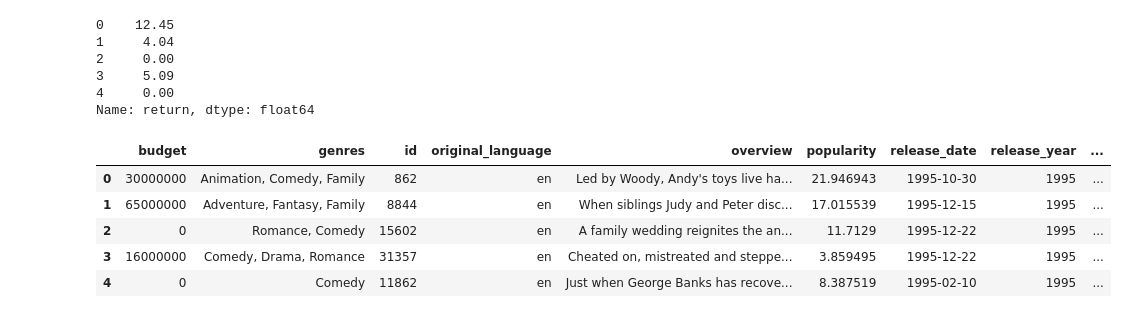
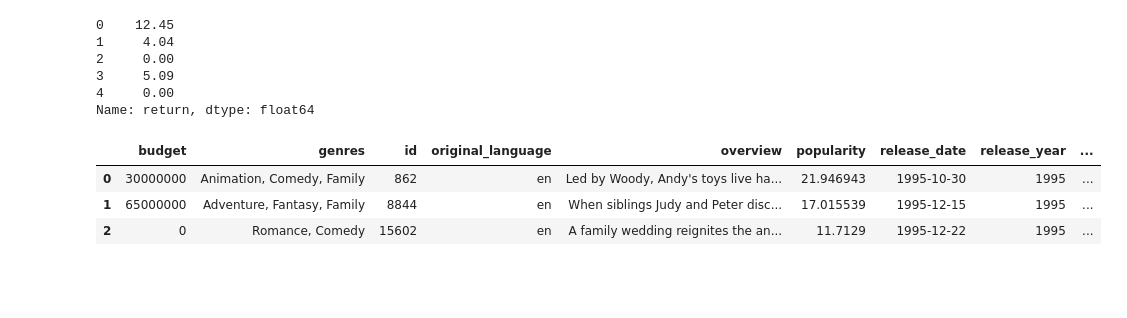
Before and after one commit to RomaDolcenera/PI_movies, a Jupyter notebook: ETL/movies_etl.ipynb, the cells around one changed output. Drawn from its saved outputs; the diff is of its cells as text; code cells hidden in the pictures; blank space fills up the shorter version.

```diff
--- a/ETL/movies_etl.ipynb
+++ b/ETL/movies_etl.ipynb
@@ -477,14 +477,12 @@ data['return'].head(5)
 4     0.00
 Name: return, dtype: float64
 # %%
-data.head()
+data.head(3)
 # %% [output]
 |  | budget | genres | id | original_language | overview | popularity | release_date | release_year | ... |
 | 0 | 30000000 | Animation, Comedy, Family | 862 | en | Led by Woody, Andy's toys live ha... | 21.946943 | 1995-10-30 | 1995 | ... |
 | 1 | 65000000 | Adventure, Fantasy, Family | 8844 | en | When siblings Judy and Peter disc... | 17.015539 | 1995-12-15 | 1995 | ... |
 | 2 | 0 | Romance, Comedy | 15602 | en | A family wedding reignites the an... | 11.7129 | 1995-12-22 | 1995 | ... |
-| 3 | 16000000 | Comedy, Drama, Romance | 31357 | en | Cheated on, mistreated and steppe... | 3.859495 | 1995-12-22 | 1995 | ... |
-| 4 | 0 | Comedy | 11862 | en | Just when George Banks has recove... | 8.387519 | 1995-02-10 | 1995 | ... |
 # %%
 # grabo el dataset limpio en un archivo csv en la carpeta Datasets_limpios
 data.to_csv('../Datasets_limpios/movies_dataset_clean.csv', index=False)
```
Also changed, not shown: parts of 2 cells of this notebook, 2 other files.
